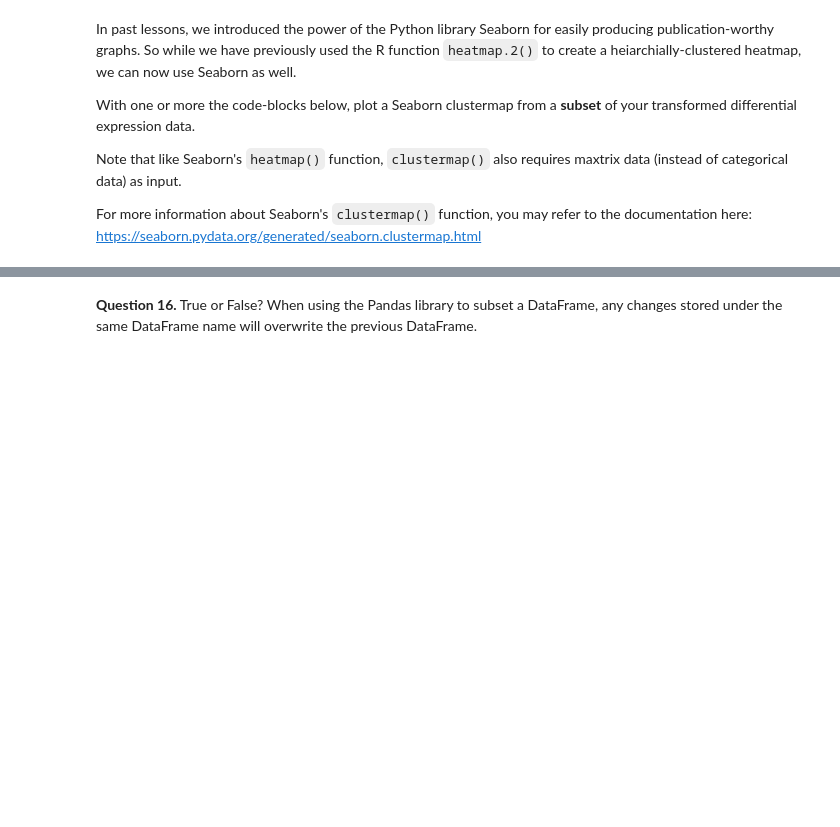
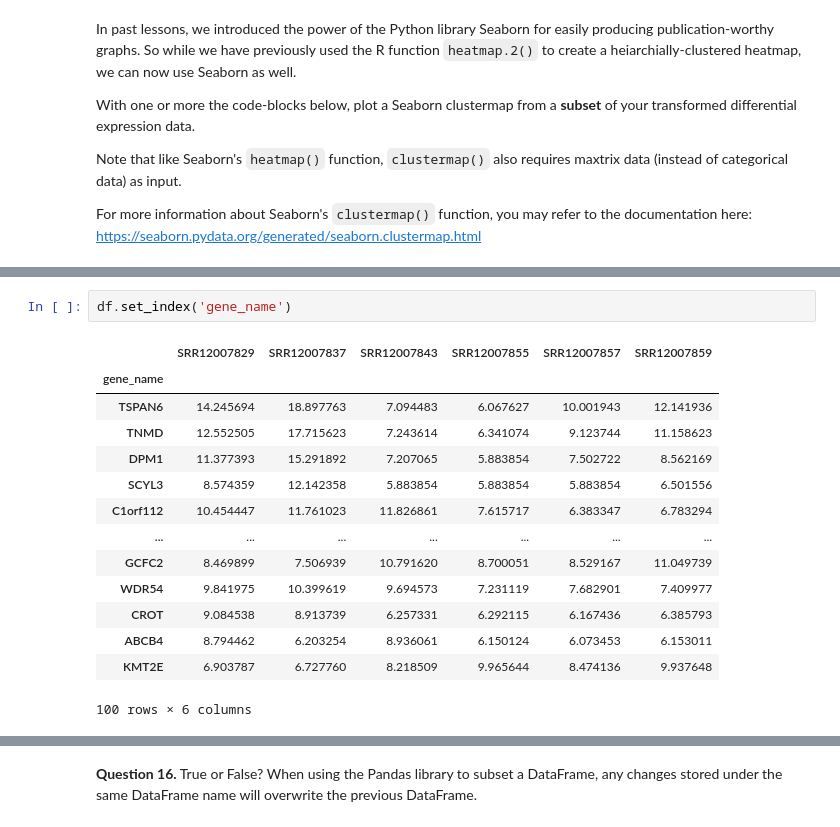
Before and after one commit to CynthiaFlaire/Bioinformatics-Course-2022_FinalProjectExample, a Jupyter notebook: notebook/USMFFinalProject_MyKey.ipynb, the cells around one changed output, grey strips where cells are left out. Saved outputs shown, nothing was run; the diff lists cells and outputs as text; blank space fills up the shorter version.

```diff
--- a/notebook/USMFFinalProject_Public.ipynb
+++ b/notebook/USMFFinalProject_MyKey.ipynb
@@ -287,0 +748,17 @@ https://seaborn.pydata.org/generated/seaborn.clustermap.html
+# %%
+df.set_index('gene_name')
+# %% [output]
+|  | SRR12007829 | SRR12007837 | SRR12007843 | SRR12007855 | SRR12007857 | SRR12007859 |
+| gene_name |  |  |  |  |  |  |
+| TSPAN6 | 14.245694 | 18.897763 | 7.094483 | 6.067627 | 10.001943 | 12.141936 |
+| TNMD | 12.552505 | 17.715623 | 7.243614 | 6.341074 | 9.123744 | 11.158623 |
+| DPM1 | 11.377393 | 15.291892 | 7.207065 | 5.883854 | 7.502722 | 8.562169 |
+| SCYL3 | 8.574359 | 12.142358 | 5.883854 | 5.883854 | 5.883854 | 6.501556 |
+| C1orf112 | 10.454447 | 11.761023 | 11.826861 | 7.615717 | 6.383347 | 6.783294 |
+| ... | ... | ... | ... | ... | ... | ... |
+| GCFC2 | 8.469899 | 7.506939 | 10.791620 | 8.700051 | 8.529167 | 11.049739 |
+| WDR54 | 9.841975 | 10.399619 | 9.694573 | 7.231119 | 7.682901 | 7.409977 |
+| CROT | 9.084538 | 8.913739 | 6.257331 | 6.292115 | 6.167436 | 6.385793 |
+| ABCB4 | 8.794462 | 6.203254 | 8.936061 | 6.150124 | 6.073453 | 6.153011 |
+| KMT2E | 6.903787 | 6.727760 | 8.218509 | 9.965644 | 8.474136 | 9.937648 |
+100 rows × 6 columns
```
Also changed, not shown: parts of 77 cells of this notebook.
